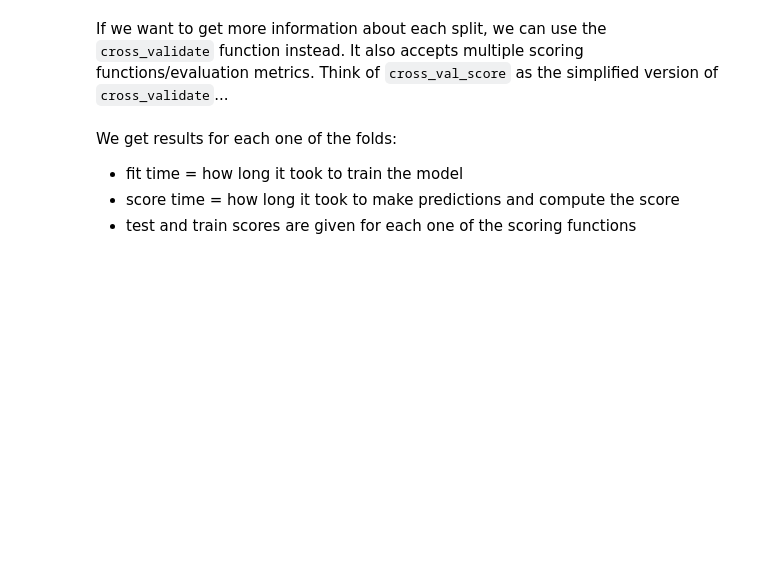
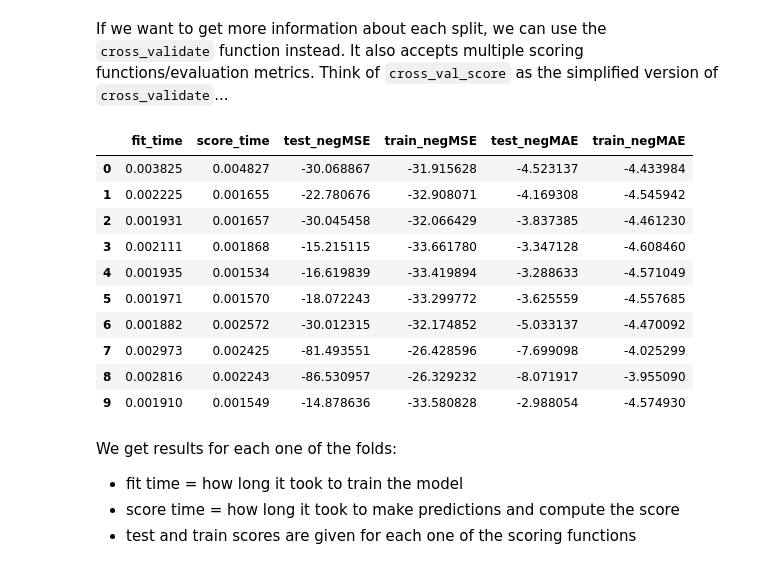
Before and after one commit to joykangangi/DataSciencePlayground, a Jupyter notebook: Linear_Regression.ipynb, the cells around one changed output. Cells and saved outputs as stored; diff of their text form; code cells hidden in the pictures; blank space fills up the shorter version.

```diff
--- a/Linear_Regression.ipynb
+++ b/Linear_Regression.ipynb
@@ -470,9 +699,21 @@ If we want to get more information about each split, we can use the `cross_valid
 # %%
 from sklearn.model_selection import cross_validate
 scoring_functions = {"negMSE": "neg_mean_squared_error", "negMAE": "neg_mean_absolute_error"}
-cv_info = cross_validate(estimator=model, X=df[['RM']], y=df['PRICE'], scoring=scoring_functions, cv=10, return_train_score=True)
+cv_info = cross_validate(estimator=model, X=boston_df[['RM']], y=boston_df['LSTAT'], scoring=scoring_functions, cv=10, return_train_score=True)
 cv_df = pd.DataFrame(cv_info)
 cv_df
+# %% [output]
+|  | fit_time | score_time | test_negMSE | train_negMSE | test_negMAE | train_negMAE |
+| 0 | 0.003825 | 0.004827 | -30.068867 | -31.915628 | -4.523137 | -4.433984 |
+| 1 | 0.002225 | 0.001655 | -22.780676 | -32.908071 | -4.169308 | -4.545942 |
+| 2 | 0.001931 | 0.001657 | -30.045458 | -32.066429 | -3.837385 | -4.461230 |
+| 3 | 0.002111 | 0.001868 | -15.215115 | -33.661780 | -3.347128 | -4.608460 |
+| 4 | 0.001935 | 0.001534 | -16.619839 | -33.419894 | -3.288633 | -4.571049 |
+| 5 | 0.001971 | 0.001570 | -18.072243 | -33.299772 | -3.625559 | -4.557685 |
+| 6 | 0.001882 | 0.002572 | -30.012315 | -32.174852 | -5.033137 | -4.470092 |
+| 7 | 0.002973 | 0.002425 | -81.493551 | -26.428596 | -7.699098 | -4.025299 |
+| 8 | 0.002816 | 0.002243 | -86.530957 | -26.329232 | -8.071917 | -3.955090 |
+| 9 | 0.001910 | 0.001549 | -14.878636 | -33.580828 | -2.988054 | -4.574930 |
 # %% [markdown]
 We get results for each one of the folds:
 - fit time = how long it took to train the model
```
Also changed, not shown: parts of 8 cells of this notebook.
